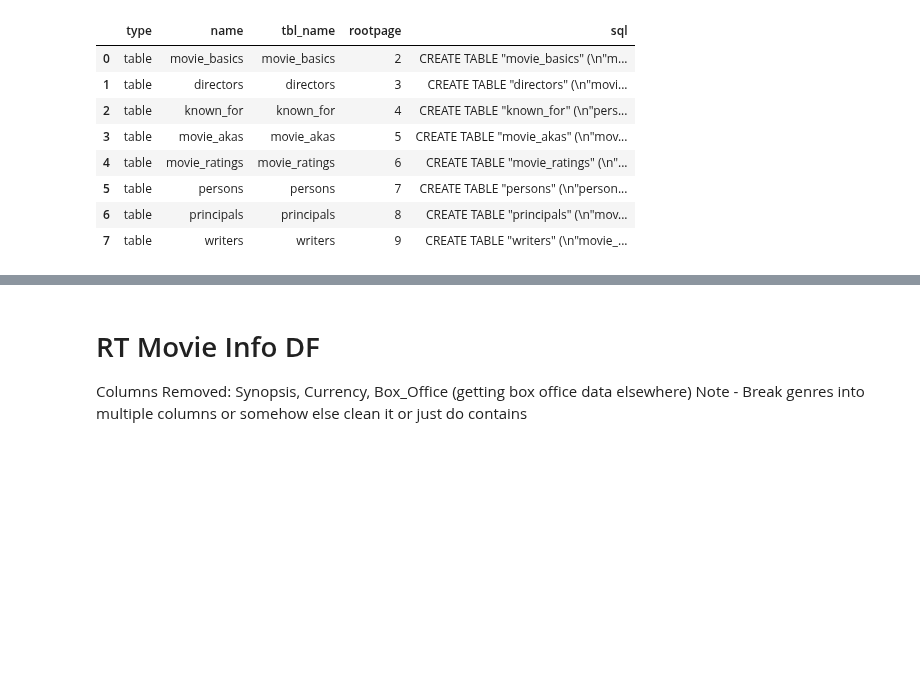
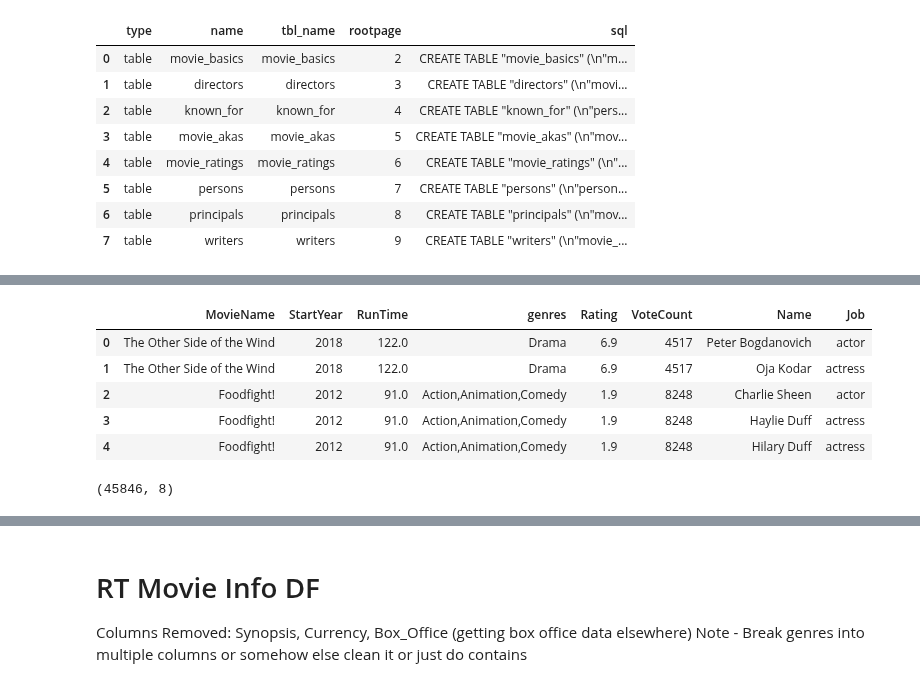
Before and after one commit to charlesmpan/FilmStudioMovieRec, a Jupyter notebook: final_notebook_cpan.ipynb, the cells around one changed output, grey strips where cells are left out. Drawn from its saved outputs; the diff is of its cells as text; code cells hidden in the pictures; blank space fills up the shorter version.

```diff
--- a/final_notebook_cpan.ipynb
+++ b/final_notebook_cpan.ipynb
@@ -690,0 +484,60 @@ smadge3[smadge3,.strcontains('Satsuki')]
+# %%
+imdb = pd.read_sql(
+'''
+SELECT
+    mb.primary_title as MovieName,
+    mb.start_year as StartYear,
+    mb.runtime_minutes as RunTime,
+    mb.genres,
+    mr.averagerating as Rating,
+    mr.numvotes as VoteCount,
+    job.primary_name as Name,
+    job.category as Job
+FROM
+    (SELECT
+        pri.movie_id,
+        per.primary_name,
+        pri.category
+            FROM
+        principals as pri
+            LEFT JOIN persons as per
+            ON pri.person_id = per.person_id
+    WHERE
+        (pri.category = 'actor'
+        OR
+        pri.category = 'actress'
+        or
+        pri.category = 'director')
+        AND
+        per.death_year is null
+        AND
+        per.primary_name is not null) as job
+    LEFT JOIN movie_basics as mb
+        ON job.movie_id = mb.movie_id
+    LEFT JOIN movie_ratings as mr
+        on job.movie_id = mr.movie_id
+WHERE
+    mr.numvotes > 1000
+    AND
+    averagerating is not null
+    AND
+    start_year >= 2010
+    and
+    runtime_minutes is not null
+    and
+    genres is not null
+''',
+conn
+)
+imdb.head()
+# %% [output]
+|  | MovieName | StartYear | RunTime | genres | Rating | VoteCount | Name | Job |
+| 0 | The Other Side of the Wind | 2018 | 122.0 | Drama | 6.9 | 4517 | Peter Bogdanovich | actor |
+| 1 | The Other Side of the Wind | 2018 | 122.0 | Drama | 6.9 | 4517 | Oja Kodar | actress |
+| 2 | Foodfight! | 2012 | 91.0 | Action,Animation,Comedy | 1.9 | 8248 | Charlie Sheen | actor |
+| 3 | Foodfight! | 2012 | 91.0 | Action,Animation,Comedy | 1.9 | 8248 | Haylie Duff | actress |
+| 4 | Foodfight! | 2012 | 91.0 | Action,Animation,Comedy | 1.9 | 8248 | Hilary Duff | actress |
+# %%
+imdb.shape
+# %% [output]
+(45846, 8)
```
Also changed, not shown: parts of 94 cells of this notebook.
